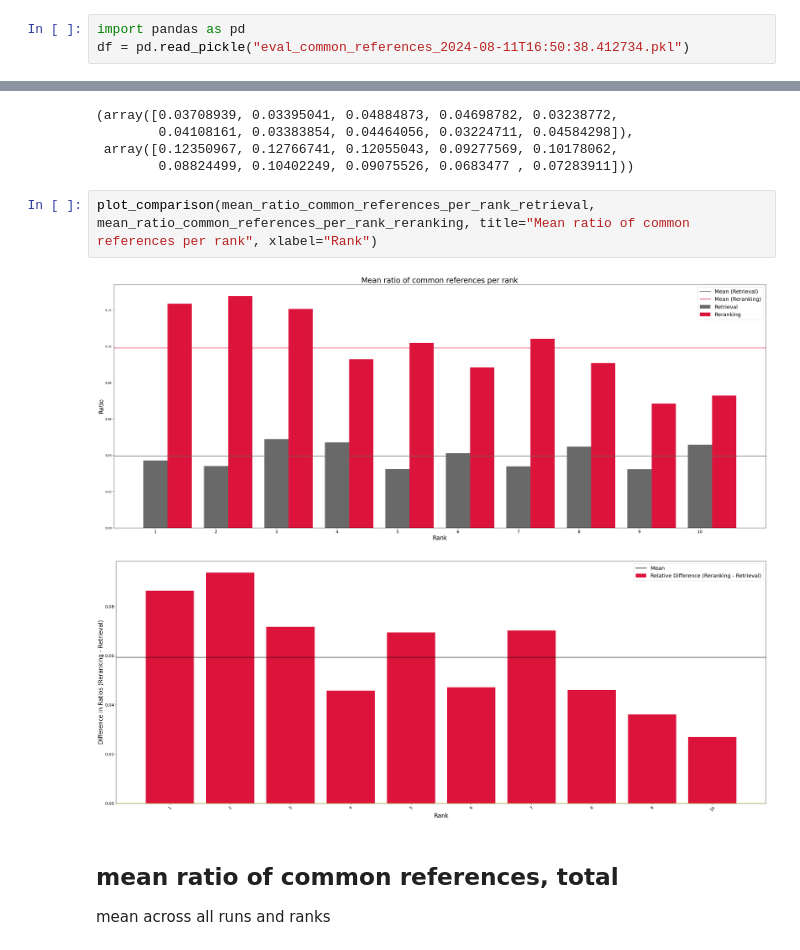
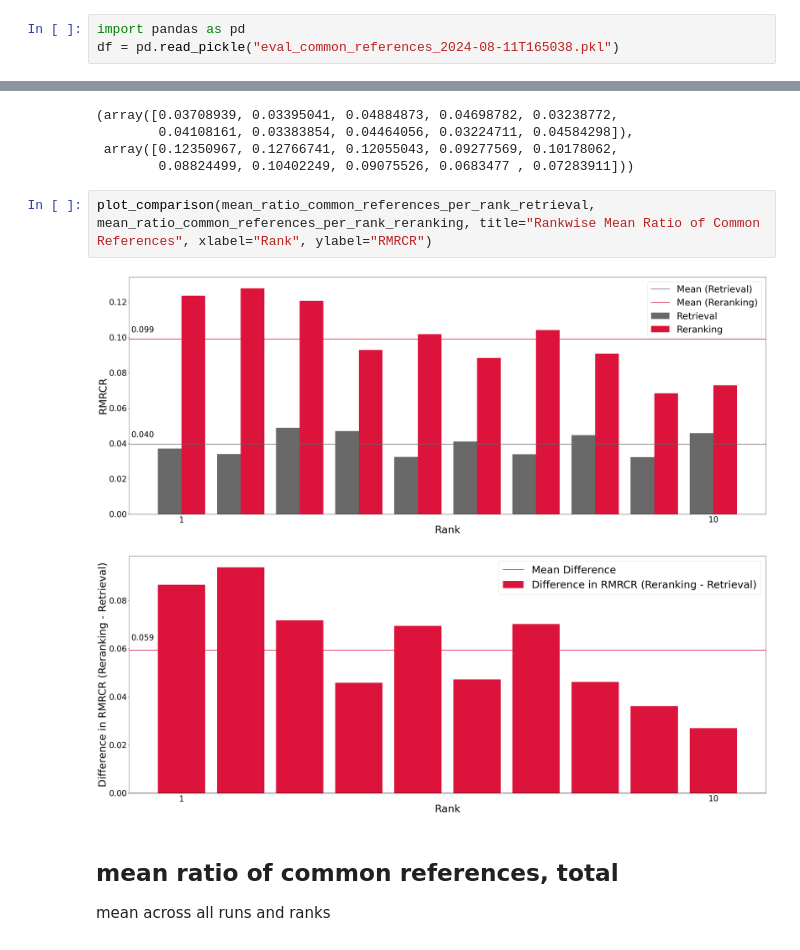
Before and after one commit to fa-se/llm-paper-recommendation-summarization, a Jupyter notebook: notebooks/retrieval+reranking_eval_plots.ipynb, the cells around one changed output, grey strips where cells are left out. Saved outputs shown, nothing was run; the diff lists cells and outputs as text.

Commit message:
updated eval plots

```diff
--- a/notebooks/retrieval+reranking_eval_plots.ipynb
+++ b/notebooks/retrieval+reranking_eval_plots.ipynb
@@ -40,4 +40,4 @@ def get_referenced_publications_in_corpus(openalex_ids: list[str]) -> dict[str,
     return referenced_publications_in_corpus
 # %%
 import pandas as pd
-df = pd.read_pickle("eval_common_references_2024-08-11T16:50:38.412734.pkl")
+df = pd.read_pickle("eval_common_references_2024-08-11T165038.pkl")
@@ -300,10 +347,10 @@ mean_ratio_common_references_per_rank_retrieval, mean_ratio_common_references_pe
  array([0.12350967, 0.12766741, 0.12055043, 0.09277569, 0.10178062,
         0.08824499, 0.10402249, 0.09075526, 0.0683477 , 0.07283911]))
 # %%
-plot_comparison(mean_ratio_common_references_per_rank_retrieval, mean_ratio_common_references_per_rank_reranking, title="Mean ratio of common references per rank", xlabel="Rank")
+plot_comparison(mean_ratio_common_references_per_rank_retrieval, mean_ratio_common_references_per_rank_reranking, title="Rankwise Mean Ratio of Common References", xlabel="Rank", ylabel="RMRCR")
 # %% [output]
-[figure, old version]
+[figure, new version]
-[figure, old version]
+[figure, new version]
 # %% [markdown]
 ## mean ratio of common references, total
 mean across all runs and ranks
```
Also changed, not shown: parts of 7 cells of this notebook.
